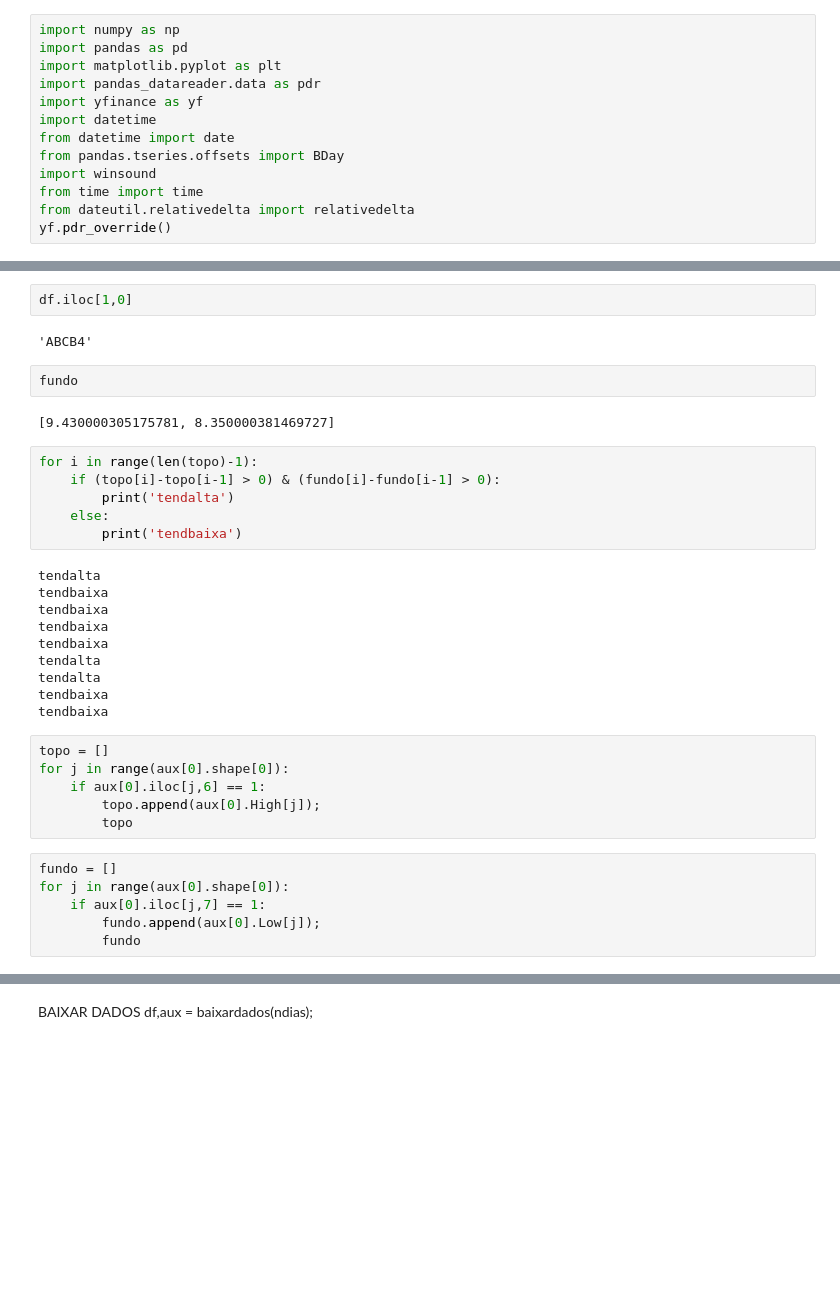
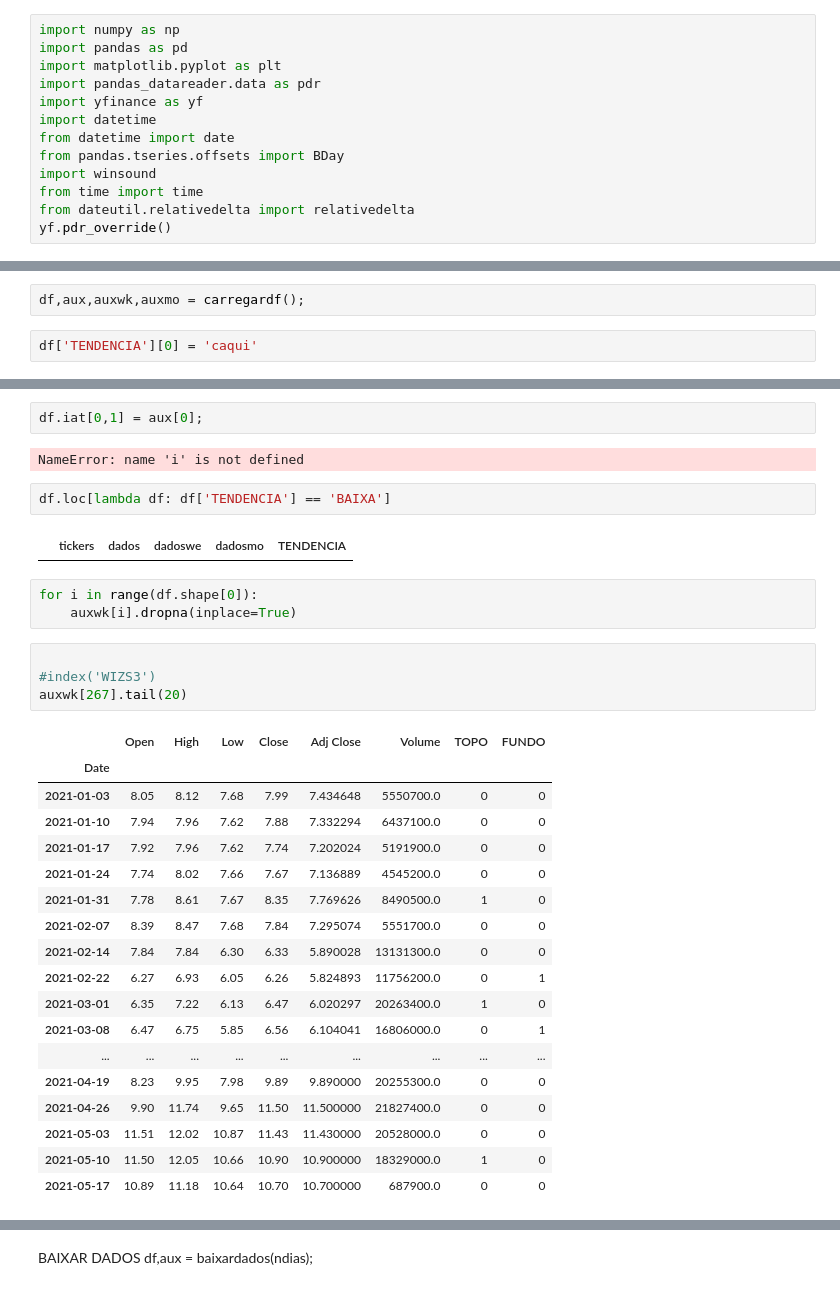
Before and after one commit to Henrique-Gomes/setup9.2, a Jupyter notebook: setup9.2.ipynb, the cells around one changed output, grey strips where cells are left out. Saved outputs shown, nothing was run; the diff lists cells and outputs as text; blank space fills up the shorter version.

```diff
--- a/setup9.2.ipynb
+++ b/setup9.2.ipynb
@@ -15,0 +480,4 @@ yf.pdr_override()
+# %%
+df,aux,auxwk,auxmo = carregardf();
+# %%
+df['TENDENCIA'][0] = 'caqui'
@@ -16,37 +488,35 @@ yf.pdr_override()
 # %%
-df.iloc[1,0]
+df.iat[0,1] = aux[0];
 # %% [output]
-'ABCB4'
+NameError: name 'i' is not defined
-# %%
-fundo
-# %% [output]
-[9.430000305175781, 8.350000381469727]
-# %%
-for i in range(len(topo)-1):
-    if (topo[i]-topo[i-1] > 0) & (fundo[i]-fundo[i-1] > 0):
-        print('tendalta')
-    else:
-        print('tendbaixa')
-# %% [output]
-tendalta
-tendbaixa
-tendbaixa
-tendbaixa
-tendbaixa
-tendalta
-tendalta
-tendbaixa
-tendbaixa
-# %%
-topo = []
-for j in range(aux[0].shape[0]):
-    if aux[0].iloc[j,6] == 1:
-        topo.append(aux[0].High[j]);
-        topo
-# %%
-fundo = []
-for j in range(aux[0].shape[0]):
-    if aux[0].iloc[j,7] == 1:
-        fundo.append(aux[0].Low[j]);
-        fundo
+# %%
+df.loc[lambda df: df['TENDENCIA'] == 'BAIXA']
+# %% [output]
+|  | tickers | dados | dadoswe | dadosmo | TENDENCIA |
+# %%
+for i in range(df.shape[0]):
+    auxwk[i].dropna(inplace=True)
+# %%
+
+#index('WIZS3')
+auxwk[267].tail(20)
+# %% [output]
+|  | Open | High | Low | Close | Adj Close | Volume | TOPO | FUNDO |
+| Date |  |  |  |  |  |  |  |  |
+| 2021-01-03 | 8.05 | 8.12 | 7.68 | 7.99 | 7.434648 | 5550700.0 | 0 | 0 |
+| 2021-01-10 | 7.94 | 7.96 | 7.62 | 7.88 | 7.332294 | 6437100.0 | 0 | 0 |
+| 2021-01-17 | 7.92 | 7.96 | 7.62 | 7.74 | 7.202024 | 5191900.0 | 0 | 0 |
+| 2021-01-24 | 7.74 | 8.02 | 7.66 | 7.67 | 7.136889 | 4545200.0 | 0 | 0 |
+| 2021-01-31 | 7.78 | 8.61 | 7.67 | 8.35 | 7.769626 | 8490500.0 | 1 | 0 |
+| 2021-02-07 | 8.39 | 8.47 | 7.68 | 7.84 | 7.295074 | 5551700.0 | 0 | 0 |
+| 2021-02-14 | 7.84 | 7.84 | 6.30 | 6.33 | 5.890028 | 13131300.0 | 0 | 0 |
+| 2021-02-22 | 6.27 | 6.93 | 6.05 | 6.26 | 5.824893 | 11756200.0 | 0 | 1 |
+| 2021-03-01 | 6.35 | 7.22 | 6.13 | 6.47 | 6.020297 | 20263400.0 | 1 | 0 |
+| 2021-03-08 | 6.47 | 6.75 | 5.85 | 6.56 | 6.104041 | 16806000.0 | 0 | 1 |
+| ... | ... | ... | ... | ... | ... | ... | ... | ... |
+| 2021-04-19 | 8.23 | 9.95 | 7.98 | 9.89 | 9.890000 | 20255300.0 | 0 | 0 |
+| 2021-04-26 | 9.90 | 11.74 | 9.65 | 11.50 | 11.500000 | 21827400.0 | 0 | 0 |
+| 2021-05-03 | 11.51 | 12.02 | 10.87 | 11.43 | 11.430000 | 20528000.0 | 0 | 0 |
+| 2021-05-10 | 11.50 | 12.05 | 10.66 | 10.90 | 10.900000 | 18329000.0 | 1 | 0 |
+| 2021-05-17 | 10.89 | 11.18 | 10.64 | 10.70 | 10.700000 | 687900.0 | 0 | 0 |
 # %%
```
Also changed, not shown: parts of 32 cells of this notebook, 1 other file.
